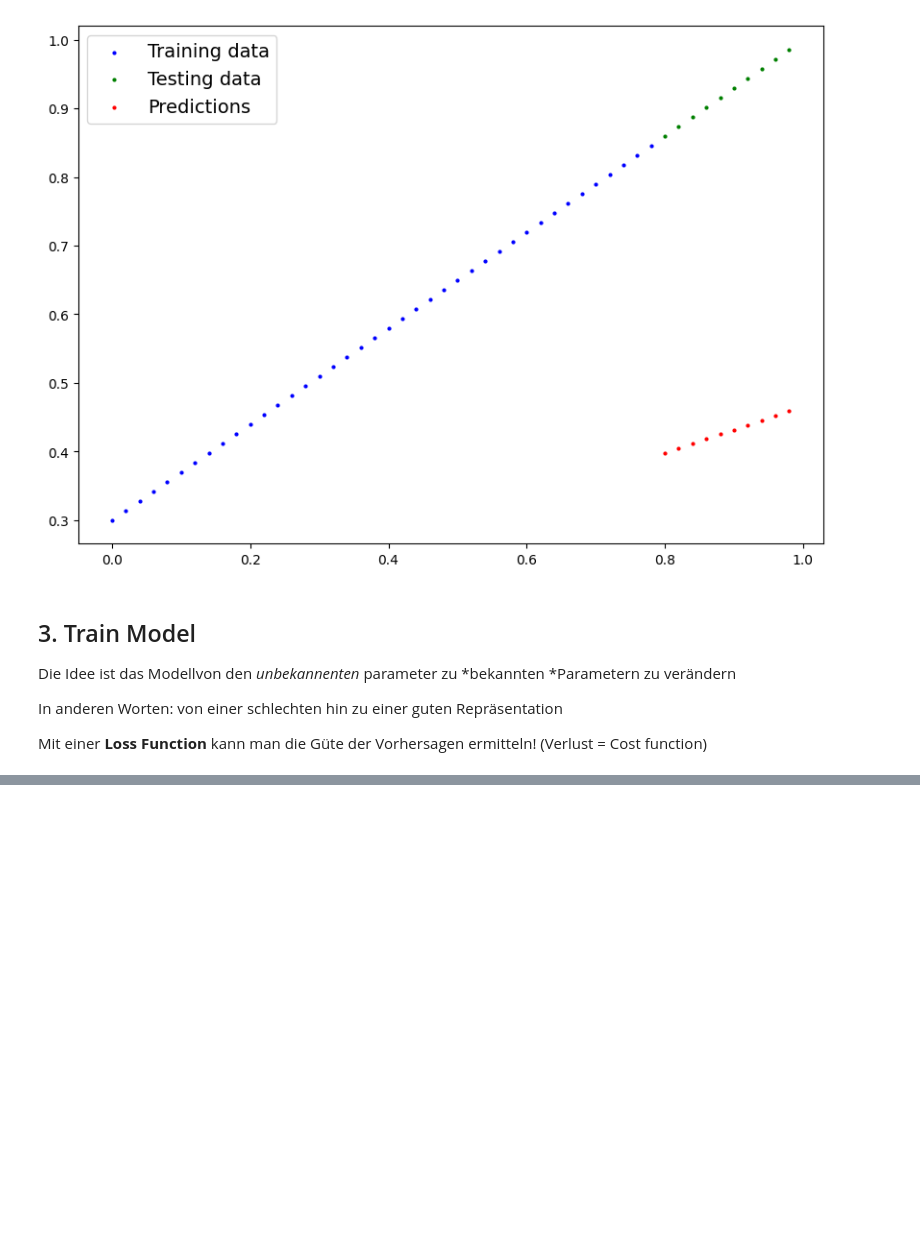
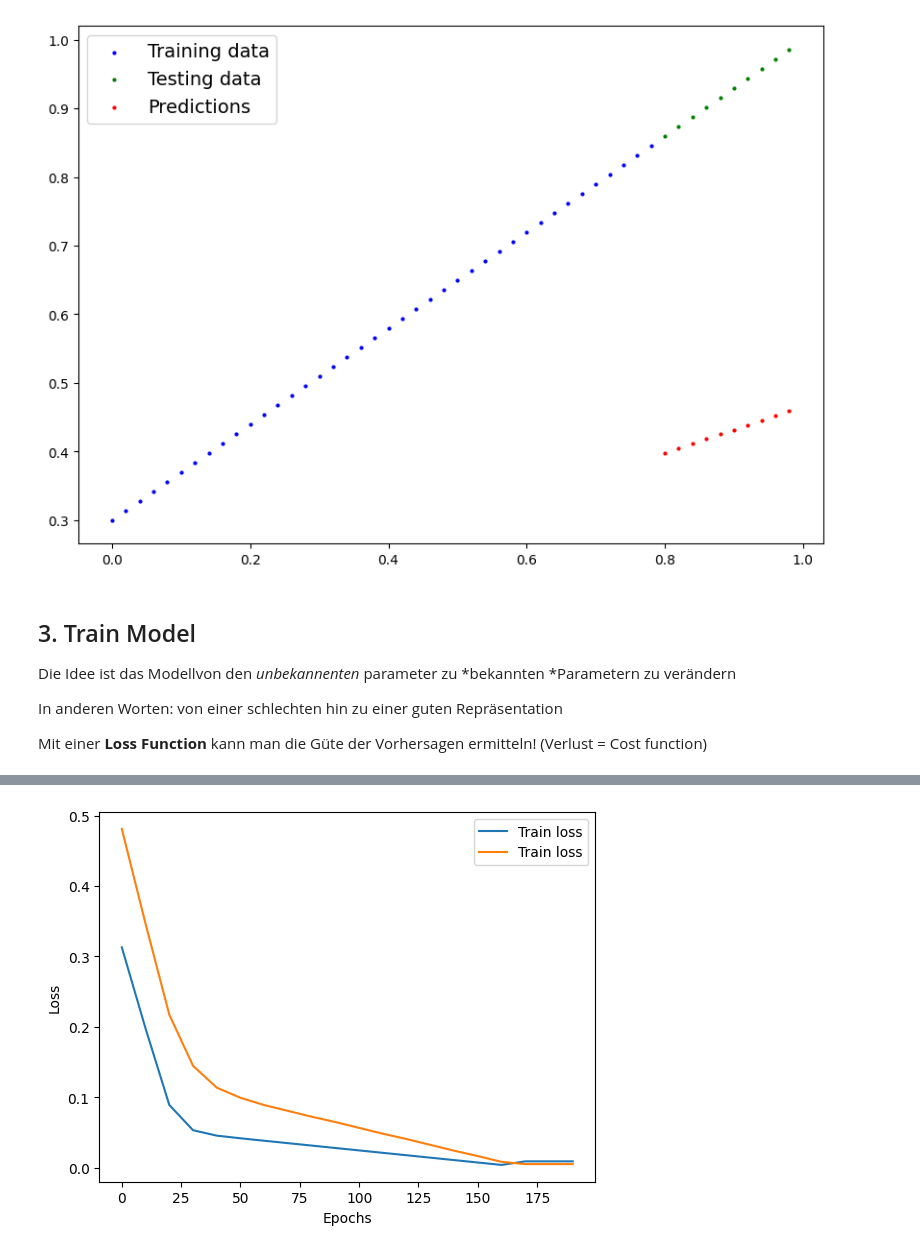
Before and after one commit to TLCasparS/PyTorch, a Jupyter notebook: 01_PyTorch_Workflow_Fundamentals.ipynb, the cells around one changed output, grey strips where cells are left out. Cells and saved outputs as stored; diff of their text form; code cells hidden in the pictures; blank space fills up the shorter version.

```diff
--- a/01_PyTorch_Workflow_Fundamentals.ipynb
+++ b/01_PyTorch_Workflow_Fundamentals.ipynb
@@ -317,0 +332,12 @@ Pytorch braucht dazu noch:
+# %%
+# Loss functions
+MAE_loss = torch.mean(torch.abs(y_preds - y_test)) # mean absolute error
+
+#Setup for Loss FUnktion
+# function dafür:
+loss_fn = nn.L1Loss()
+
+#setup optimizer (the steps) torch.optim
+# SGD most popular = stochastic gradient descent
+optimizer = torch.optim.SGD(params=model_0.parameters(),
+                            lr=0.01) #lr = learning rate most important hyperparameter
@@ -317,0 +443,11 @@ Pytorch braucht dazu noch:
+# %%
+# Plot the loss curves
+# mat plot lib works with numpy datatypes not with torch. So convert in!
+plt.plot(epoch_count, loss_values, label ="Train loss")
+plt.plot(epoch_count, test_loss_values, label ="Train loss")
+plt.ylabel("Loss")
+plt.xlabel("Epochs")
+plt.legend()
+plt.show()
+# %% [output]
+[figure, added]
```
Also changed, not shown: parts of 12 cells of this notebook.
